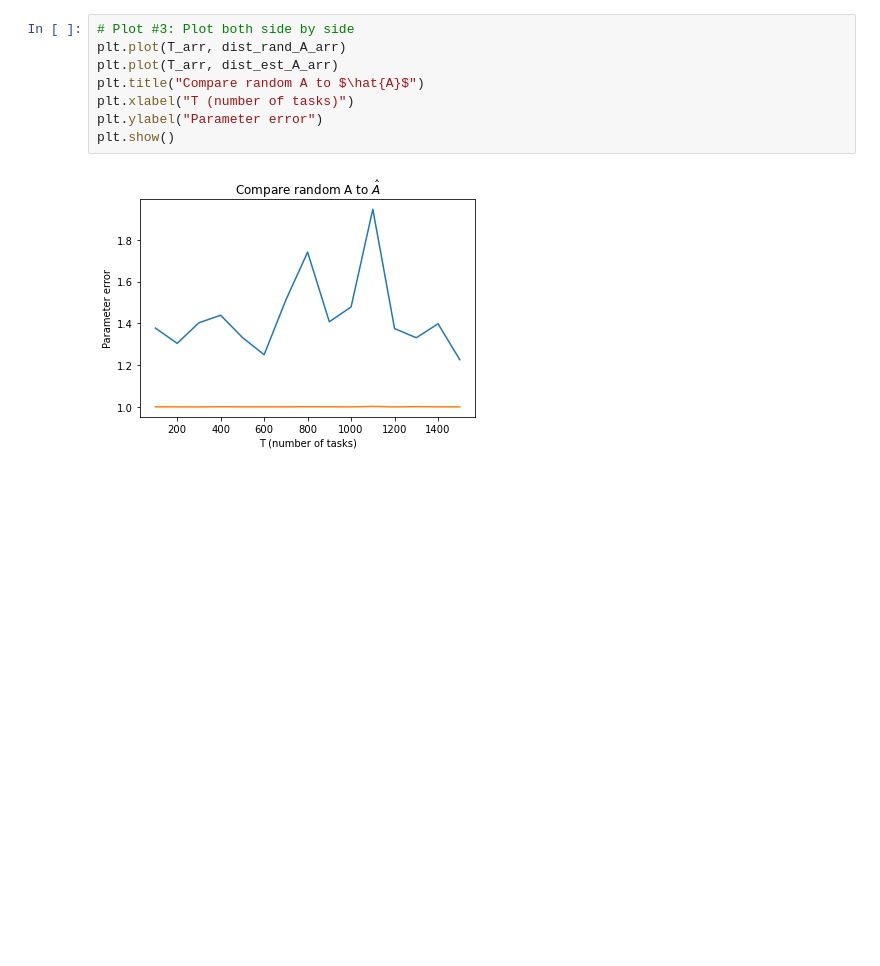
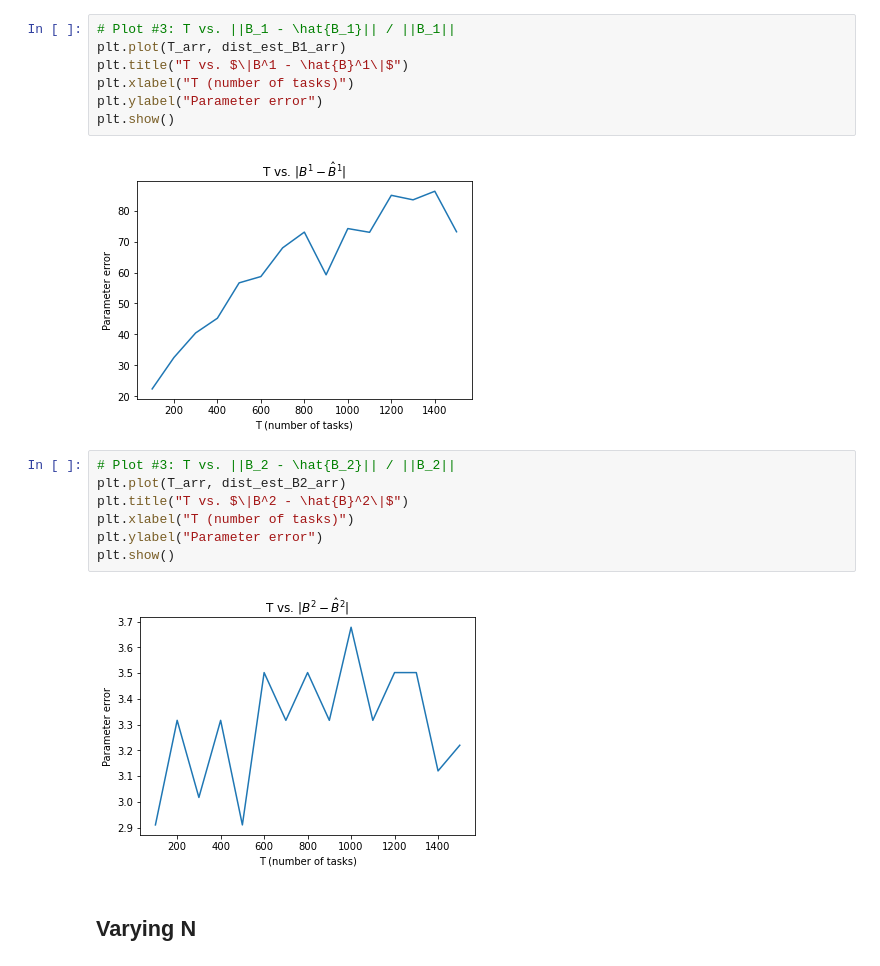
Before and after one commit to samuel-deng/multitask_learning, a Jupyter notebook: generate_plots.ipynb, the cells around one changed output. Cells and saved outputs as stored; diff of their text form; blank space fills up the shorter version.

```diff
--- a/generate_plots.ipynb
+++ b/generate_plots.ipynb
@@ -79,10 +108,20 @@ plt.show()
 # %%
-# Plot #3: Plot both side by side
-plt.plot(T_arr, dist_rand_A_arr)
-plt.plot(T_arr, dist_est_A_arr)
-plt.title("Compare random A to $\hat{A}$")
+# Plot #3: T vs. ||B_1 - \hat{B_1}|| / ||B_1||
+plt.plot(T_arr, dist_est_B1_arr)
+plt.title("T vs. $\|B^1 - \hat{B}^1\|$")
 plt.xlabel("T (number of tasks)")
 plt.ylabel("Parameter error")
 plt.show()
 # %% [output]
-[figure, old version]
+[figure, new version]
+# %%
+# Plot #3: T vs. ||B_2 - \hat{B_2}|| / ||B_2||
+plt.plot(T_arr, dist_est_B2_arr)
+plt.title("T vs. $\|B^2 - \hat{B}^2\|$")
+plt.xlabel("T (number of tasks)")
+plt.ylabel("Parameter error")
+plt.show()
+# %% [output]
+[figure, added]
+# %% [markdown]
+## Varying N
```
Also changed, not shown: parts of 15 cells of this notebook, 4 other files.
